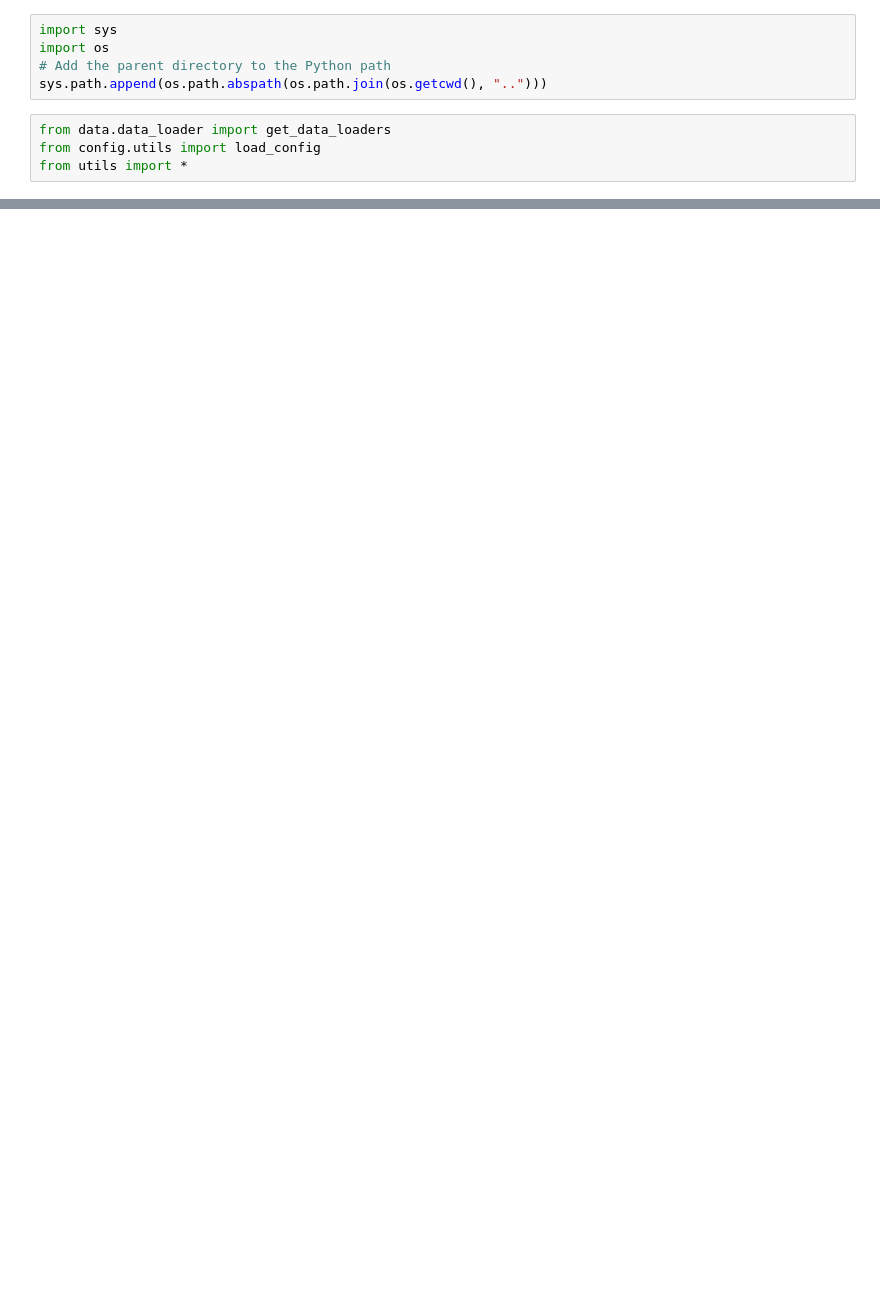
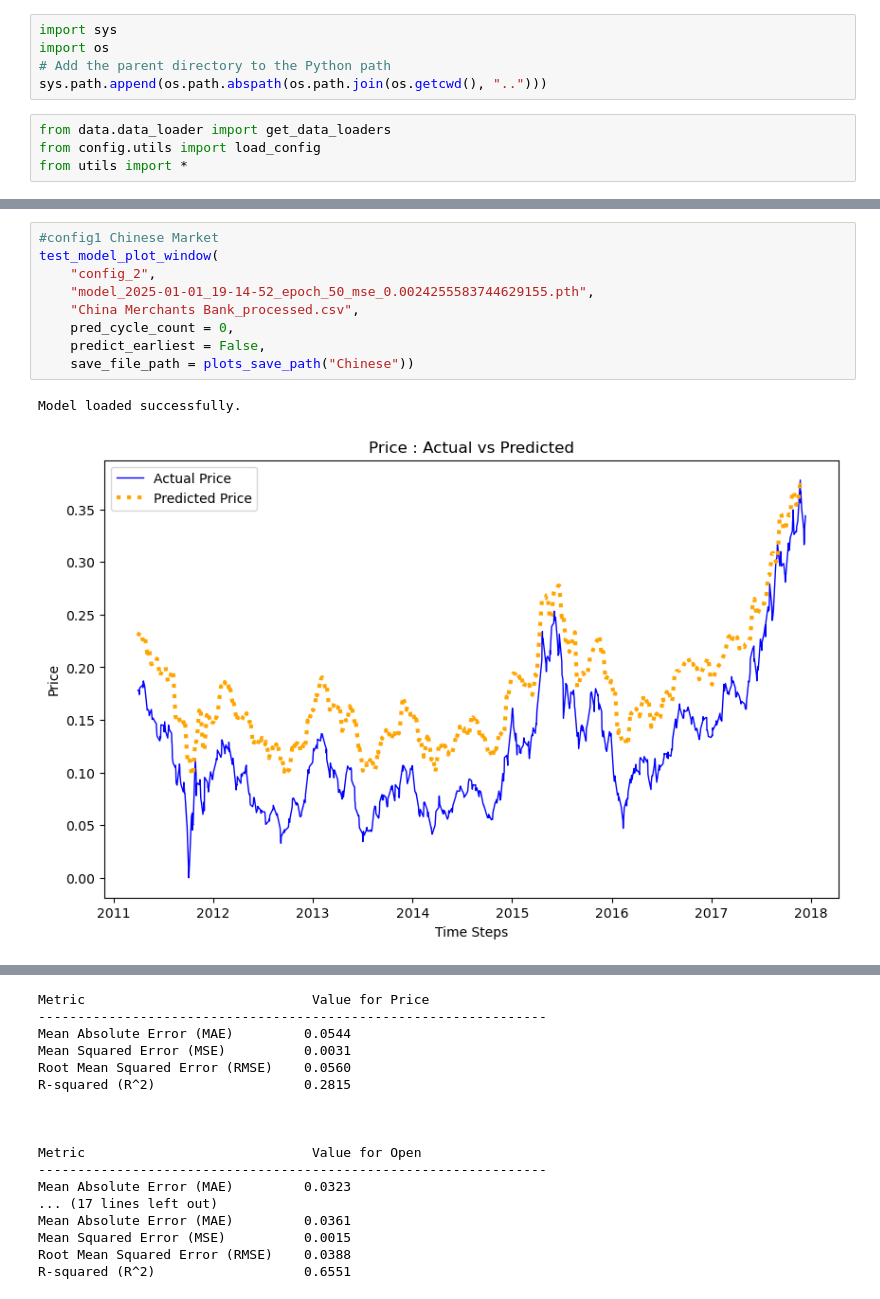
Before and after one commit to Ahmedh12/OHLC-Prices-Predictor, a Jupyter notebook: notebooks/model_verification.ipynb, the cells around one changed output, grey strips where cells are left out. Cells and saved outputs as stored; diff of their text form; blank space fills up the shorter version.

```diff
--- a/notebooks/model_verification.ipynb
+++ b/notebooks/model_verification.ipynb
@@ -100,0 +76,12 @@ R-squared (R^2)                   0.9523
+# %%
+#config1 Chinese Market
+test_model_plot_window(
+    "config_2",
+    "model_2025-01-01_19-14-52_epoch_50_mse_0.0024255583744629155.pth",
+    "China Merchants Bank_processed.csv",
+    pred_cycle_count = 0,
+    predict_earliest = False,
+    save_file_path = plots_save_path("Chinese"))
+# %% [output]
+Model loaded successfully.
+[figure, new version]
@@ -101 +91,18 @@ R-squared (R^2)                   0.9523
+Metric                             Value for Price
+-----------------------------------------------------------------
+Mean Absolute Error (MAE)         0.0544
+Mean Squared Error (MSE)          0.0031
+Root Mean Squared Error (RMSE)    0.0560
+R-squared (R^2)                   0.2815
+
+
+
+Metric                             Value for Open
+-----------------------------------------------------------------
+Mean Absolute Error (MAE)         0.0323
+... (17 lines left out)
+Mean Absolute Error (MAE)         0.0361
+Mean Squared Error (MSE)          0.0015
+Root Mean Squared Error (RMSE)    0.0388
+R-squared (R^2)                   0.6551
 # %%
```
Also changed, not shown: parts of 10 cells of this notebook, 26 other files.
